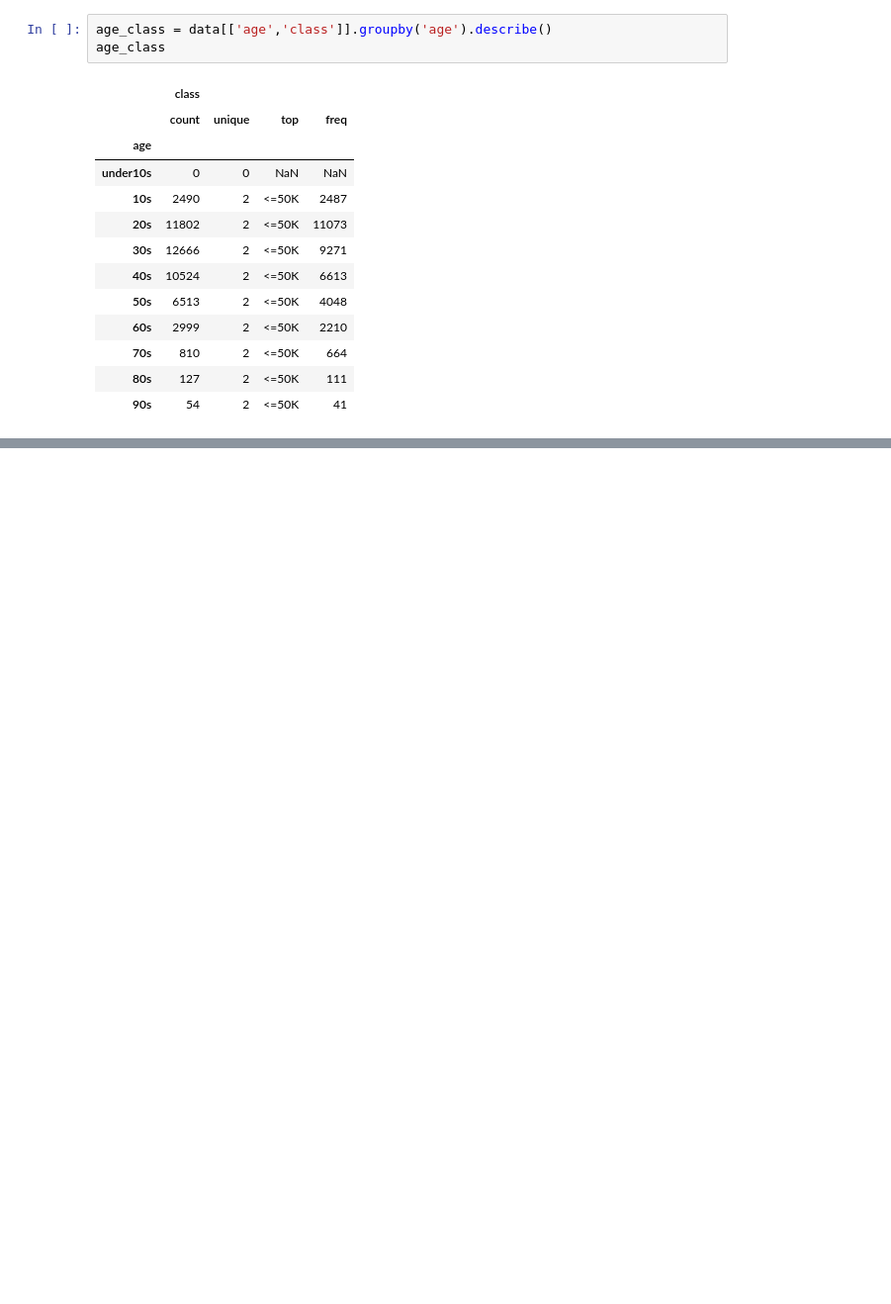
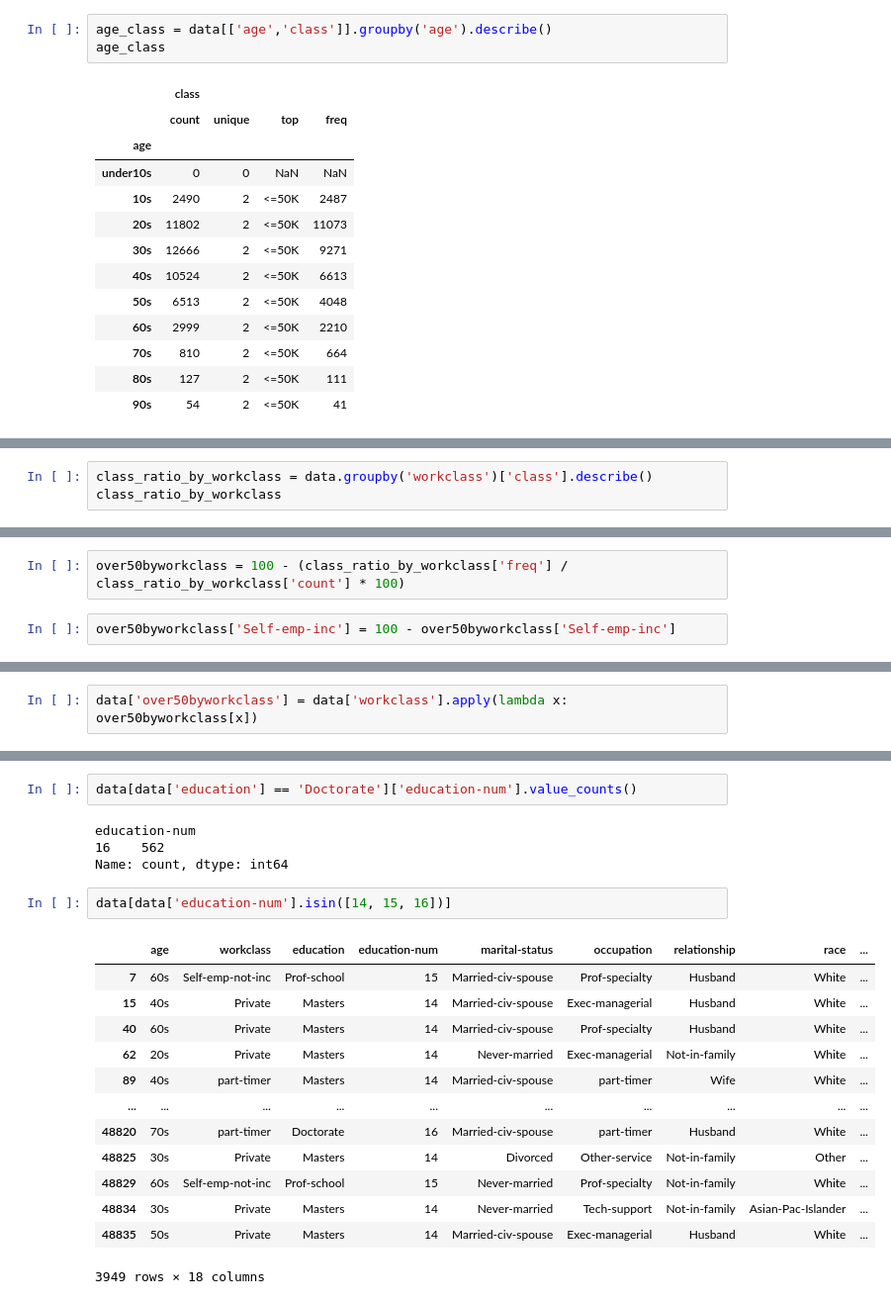
Before and after one commit to haram4th/fintech_pm_data_science, a Jupyter notebook: 06machine_learning/07앙상블모델연습2_연봉데이터.ipynb, the cells around one changed output, grey strips where cells are left out. Shown at 99% size. Drawn from its saved outputs; the diff is of its cells as text; blank space fills up the shorter version.

```diff
--- a/06machine_learning/07앙상블모델연습2_연봉데이터.ipynb
+++ b/06machine_learning/07앙상블모델연습2_연봉데이터.ipynb
@@ -578,0 +666,3 @@ Name: count, dtype: float64
+# %%
+class_ratio_by_workclass = data.groupby('workclass')['class'].describe()
+class_ratio_by_workclass
@@ -578,0 +685,4 @@ Name: count, dtype: float64
+# %%
+over50byworkclass = 100 - (class_ratio_by_workclass['freq'] / class_ratio_by_workclass['count'] * 100)
+# %%
+over50byworkclass['Self-emp-inc'] = 100 - over50byworkclass['Self-emp-inc']
@@ -578,0 +703,2 @@ Name: count, dtype: float64
+# %%
+data['over50byworkclass'] = data['workclass'].apply(lambda x: over50byworkclass[x])
@@ -578,0 +756,22 @@ Name: count, dtype: float64
+# %%
+data[data['education'] == 'Doctorate']['education-num'].value_counts()
+# %% [output]
+education-num
+16    562
+Name: count, dtype: int64
+# %%
+data[data['education-num'].isin([14, 15, 16])]
+# %% [output]
+|  | age | workclass | education | education-num | marital-status | occupation | relationship | race | ... |
+| 7 | 60s | Self-emp-not-inc | Prof-school | 15 | Married-civ-spouse | Prof-specialty | Husband | White | ... |
+| 15 | 40s | Private | Masters | 14 | Married-civ-spouse | Exec-managerial | Husband | White | ... |
+| 40 | 60s | Private | Masters | 14 | Married-civ-spouse | Prof-specialty | Husband | White | ... |
+| 62 | 20s | Private | Masters | 14 | Never-married | Exec-managerial | Not-in-family | White | ... |
+| 89 | 40s | part-timer | Masters | 14 | Married-civ-spouse | part-timer | Wife | White | ... |
+| ... | ... | ... | ... | ... | ... | ... | ... | ... | ... |
+| 48820 | 70s | part-timer | Doctorate | 16 | Married-civ-spouse | part-timer | Husband | White | ... |
+| 48825 | 30s | Private | Masters | 14 | Divorced | Other-service | Not-in-family | Other | ... |
+| 48829 | 60s | Self-emp-not-inc | Prof-school | 15 | Never-married | Prof-specialty | Not-in-family | White | ... |
+| 48834 | 30s | Private | Masters | 14 | Never-married | Tech-support | Not-in-family | Asian-Pac-Islander | ... |
+| 48835 | 50s | Private | Masters | 14 | Married-civ-spouse | Exec-managerial | Husband | White | ... |
+3949 rows × 18 columns
```
Also changed, not shown: parts of 65 cells of this notebook.
